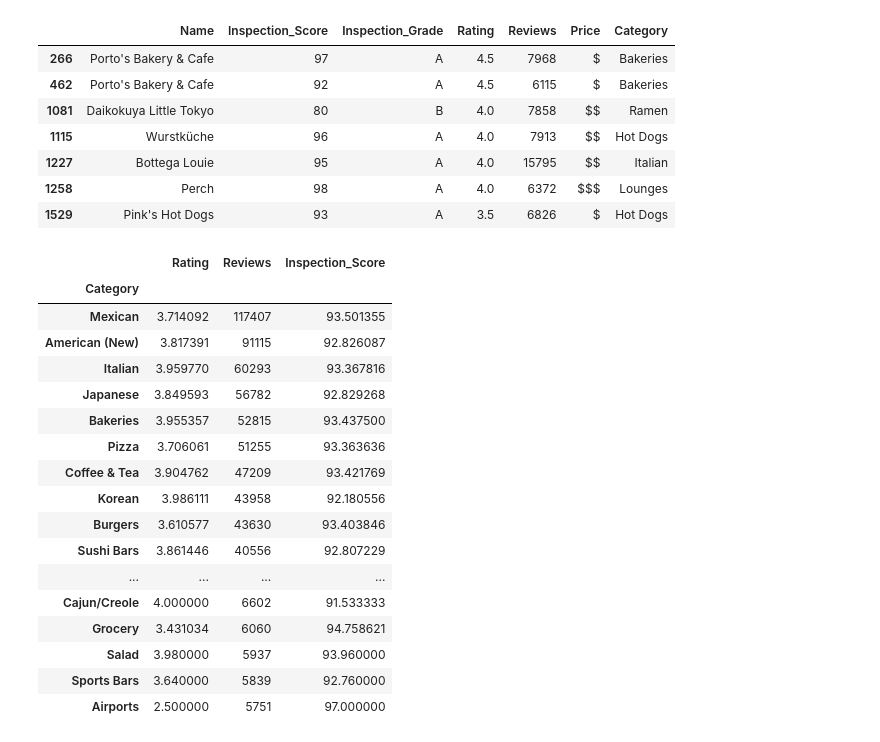
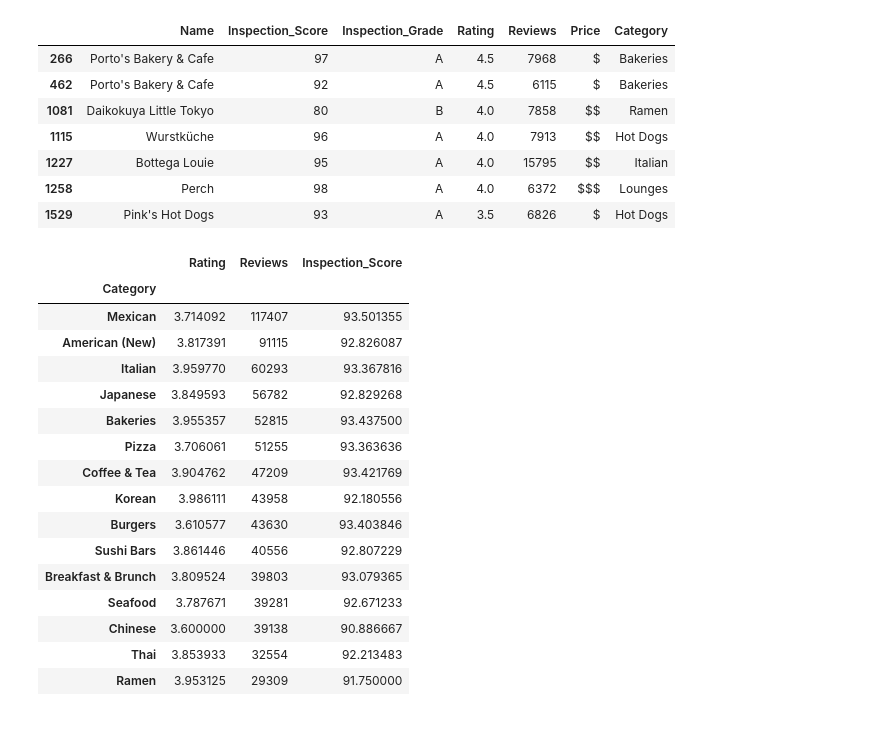
Before and after one commit to ryankchang/project1, a Jupyter notebook: ryan_matplotlib.ipynb, the cells around one changed output. Cells and saved outputs as stored; diff of their text form; code cells hidden in the pictures.

```diff
--- a/ryan_matplotlib.ipynb
+++ b/ryan_matplotlib.ipynb
@@ -70,23 +60,23 @@ groupby_category_mean_health = grouped_final_data.mean()['Inspection_Score']
 final_groupby = pd.DataFrame({"Rating": groupby_category_mean_yelp, "Reviews": groupby_category_sum,
                               "Inspection_Score": groupby_category_mean_health})
 # %%
-final_groupby.sort_values(['Reviews'],ascending=False).head(50)
+top15_reviews = final_groupby.sort_values(['Reviews'],ascending=False).head(15)
+top15_reviews
 # %% [output]
 |  | Rating | Reviews | Inspection_Score |
 | Category |  |  |  |
 | Mexican | 3.714092 | 117407 | 93.501355 |
 | American (New) | 3.817391 | 91115 | 92.826087 |
 | Italian | 3.959770 | 60293 | 93.367816 |
 | Japanese | 3.849593 | 56782 | 92.829268 |
 | Bakeries | 3.955357 | 52815 | 93.437500 |
 | Pizza | 3.706061 | 51255 | 93.363636 |
 | Coffee & Tea | 3.904762 | 47209 | 93.421769 |
 | Korean | 3.986111 | 43958 | 92.180556 |
 | Burgers | 3.610577 | 43630 | 93.403846 |
 | Sushi Bars | 3.861446 | 40556 | 92.807229 |
-| ... | ... | ... | ... |
-| Cajun/Creole | 4.000000 | 6602 | 91.533333 |
-| Grocery | 3.431034 | 6060 | 94.758621 |
-| Salad | 3.980000 | 5937 | 93.960000 |
-| Sports Bars | 3.640000 | 5839 | 92.760000 |
-| Airports | 2.500000 | 5751 | 97.000000 |
+| Breakfast & Brunch | 3.809524 | 39803 | 93.079365 |
+| Seafood | 3.787671 | 39281 | 92.671233 |
+| Chinese | 3.600000 | 39138 | 90.886667 |
+| Thai | 3.853933 | 32554 | 92.213483 |
+| Ramen | 3.953125 | 29309 | 91.750000 |
```
Also changed, not shown: parts of 6 cells of this notebook.
